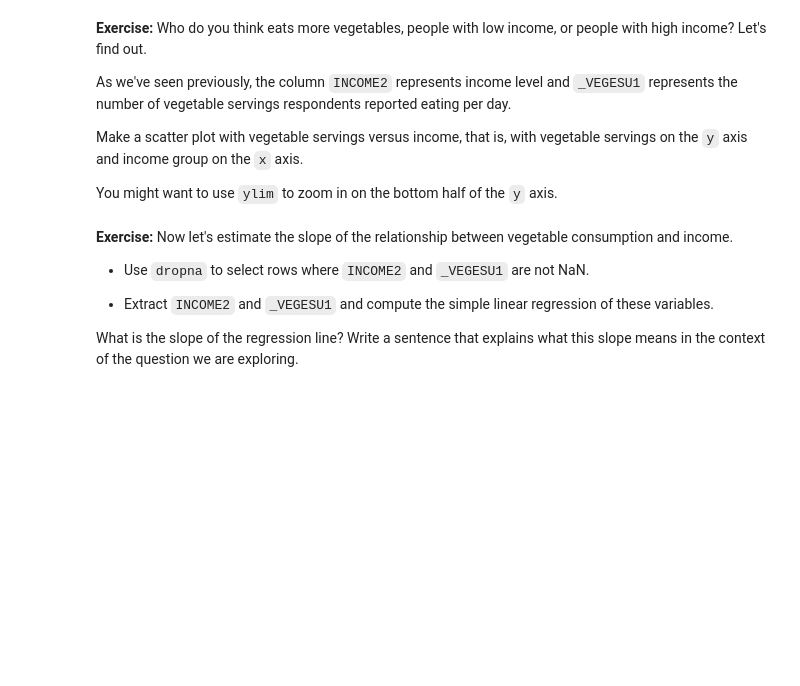
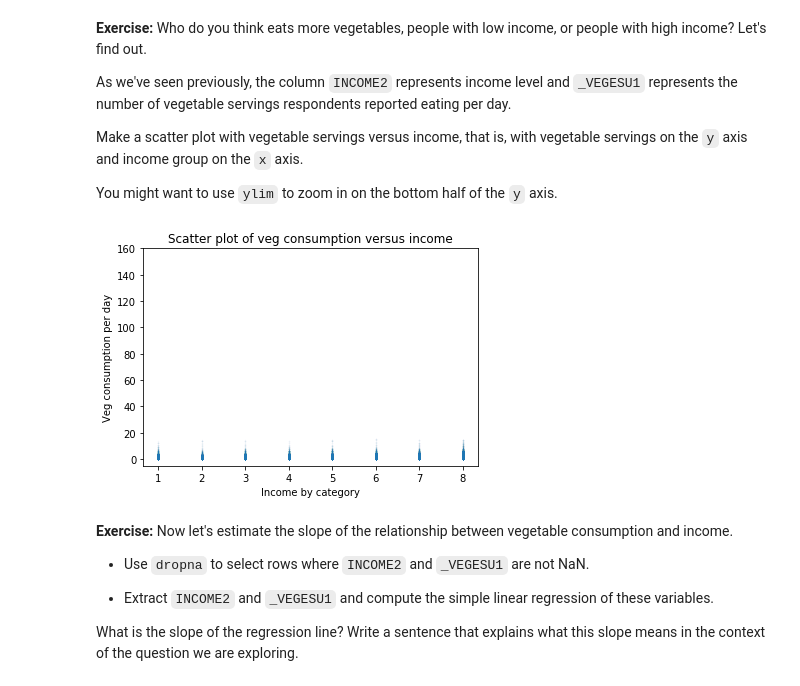
Before and after one commit to jespinozallanos/Elements_of_DS, a Jupyter notebook: Copy_of_09_relationships.ipynb, the cells around one changed output. Drawn from its saved outputs; the diff is of its cells as text; code cells hidden in the pictures; blank space fills up the shorter version.

```diff
--- a/Copy_of_09_relationships.ipynb
+++ b/Copy_of_09_relationships.ipynb
@@ -854,3 +897,18 @@ You might want to use `ylim` to zoom in on the bottom half of the `y` axis.
+# %%
+# Solution goes here
+subset = brfss.dropna(subset=['INCOME2', '_VEGESU1'])
+inc_clean = subset['INCOME2']
+veg_clean = subset['_VEGESU1']
+
+plt.plot(inc_clean, veg_clean, 'o', alpha=0.02, markersize=1)
+
+#plt.xlim([140, 200])
+plt.ylim([-5, 160])
+plt.xlabel('Income by category')
+plt.ylabel('Veg consumption per day')
+plt.title('Scatter plot of veg consumption versus income');
+# %% [output]
+[figure, added]
 # %% [markdown]
 **Exercise:** Now let's estimate the slope of the relationship between vegetable consumption and income.
 
```
Also changed, not shown: parts of 30 cells of this notebook.
